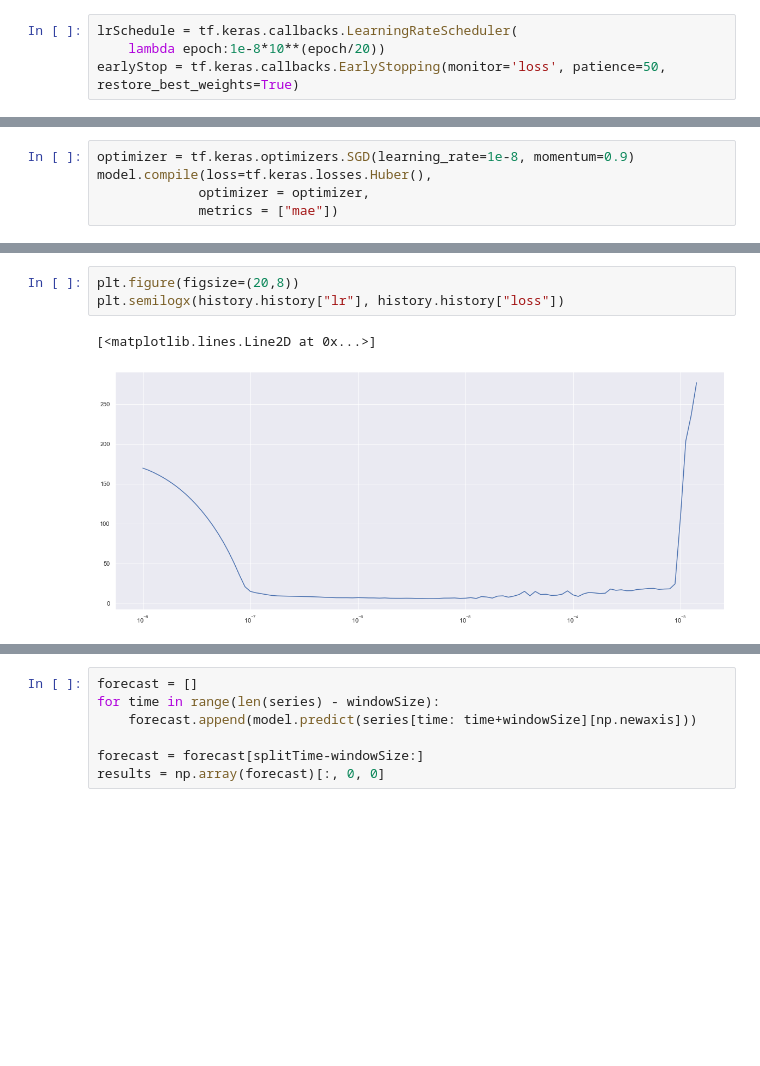
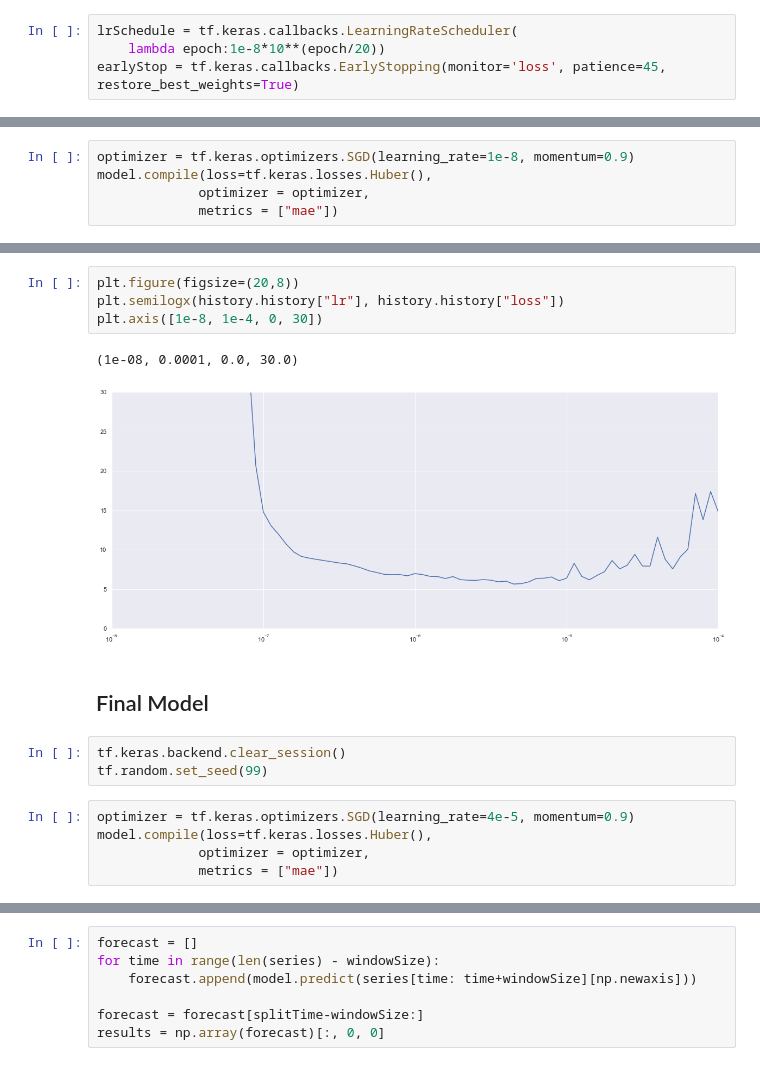
Before and after one commit to ShirsenduRyo/Time-Series, a Jupyter notebook: Week 3 Lab 1.ipynb, the cells around one changed output, grey strips where cells are left out. Saved outputs shown, nothing was run; the diff lists cells and outputs as text; blank space fills up the shorter version.

```diff
--- a/Week 3 Lab 1.ipynb
+++ b/Week 3 Lab 1.ipynb
@@ -90,4 +90,4 @@ model = tf.keras.models.Sequential([
 # %%
 lrSchedule = tf.keras.callbacks.LearningRateScheduler(
     lambda epoch:1e-8*10**(epoch/20))
-earlyStop = tf.keras.callbacks.EarlyStopping(monitor='loss', patience=50, restore_best_weights=True)
+earlyStop = tf.keras.callbacks.EarlyStopping(monitor='loss', patience=45, restore_best_weights=True)
@@ -119,6 +121,17 @@ Epoch 104/500
 # %%
 plt.figure(figsize=(20,8))
 plt.semilogx(history.history["lr"], history.history["loss"])
+plt.axis([1e-8, 1e-4, 0, 30])
 # %% [output]
-[<matplotlib.lines.Line2D at 0x...>]
+(1e-08, 0.0001, 0.0, 30.0)
-[figure, old version]
+[figure, new version]
+# %% [markdown]
+## Final Model
+# %%
+tf.keras.backend.clear_session()
+tf.random.set_seed(99)
+# %%
+optimizer = tf.keras.optimizers.SGD(learning_rate=4e-5, momentum=0.9)
+model.compile(loss=tf.keras.losses.Huber(),
+             optimizer = optimizer,
+             metrics = ["mae"])
```
Also changed, not shown: parts of 3 cells of this notebook, 1 other file.
